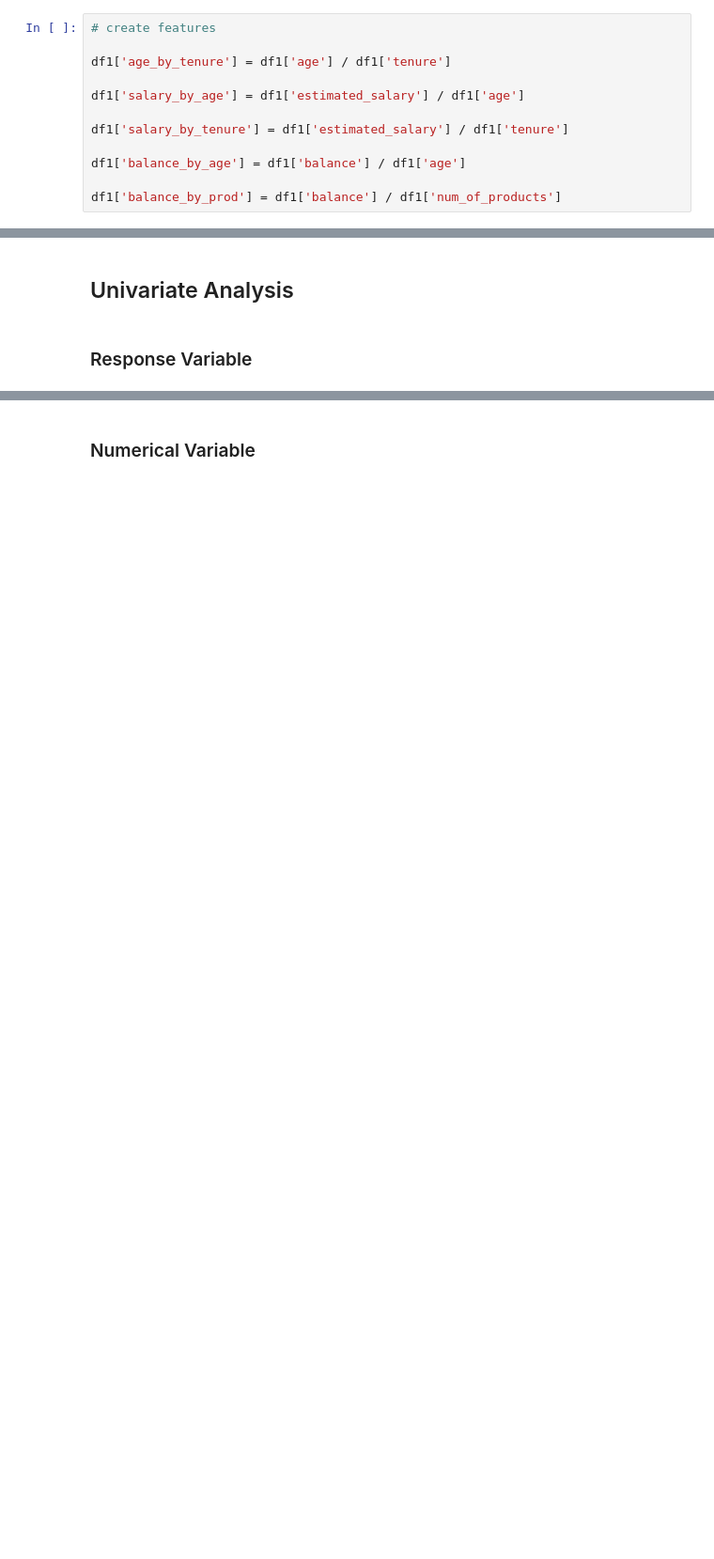
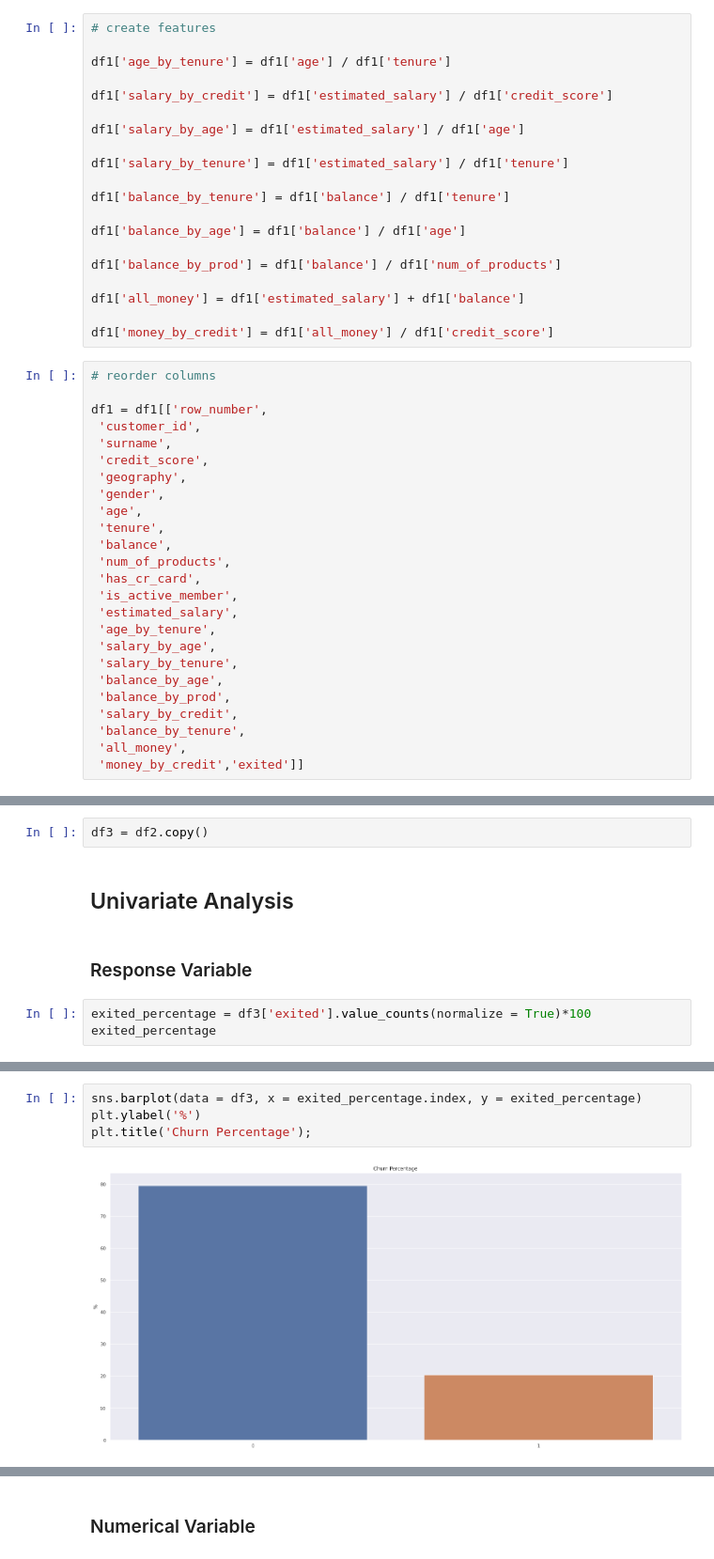
Before and after one commit to marxcerqueira/Kaggle-Client-Churn-Prediction, a Jupyter notebook: notebooks/c1.0-mc-end-to-end-churn-prediction.ipynb, the cells around one changed output, grey strips where cells are left out. Shown at 94% size. Drawn from its saved outputs; the diff is of its cells as text; blank space fills up the shorter version.

```diff
--- a/notebooks/c1.0-mc-end-to-end-churn-prediction.ipynb
+++ b/notebooks/c1.0-mc-end-to-end-churn-prediction.ipynb
@@ -575,10 +641,43 @@ df1.head()
 
 df1['age_by_tenure'] = df1['age'] / df1['tenure']
 
+df1['salary_by_credit'] = df1['estimated_salary'] / df1['credit_score']
+
 df1['salary_by_age'] = df1['estimated_salary'] / df1['age']
 
 df1['salary_by_tenure'] = df1['estimated_salary'] / df1['tenure']
 
+df1['balance_by_tenure'] = df1['balance'] / df1['tenure']
+
 df1['balance_by_age'] = df1['balance'] / df1['age']
 
 df1['balance_by_prod'] = df1['balance'] / df1['num_of_products']
+
+df1['all_money'] = df1['estimated_salary'] + df1['balance']
+
+df1['money_by_credit'] = df1['all_money'] / df1['credit_score']
+# %%
+# reorder columns
+
+df1 = df1[['row_number',
+ 'customer_id',
+ 'surname',
+ 'credit_score',
+ 'geography',
+ 'gender',
+ 'age',
+ 'tenure',
+ 'balance',
+ 'num_of_products',
+ 'has_cr_card',
+ 'is_active_member',
+ 'estimated_salary',
+ 'age_by_tenure',
+ 'salary_by_age',
+ 'salary_by_tenure',
+ 'balance_by_age',
+ 'balance_by_prod',
+ 'salary_by_credit',
+ 'balance_by_tenure',
+ 'all_money',
+ 'money_by_credit','exited']]
@@ -614,6 +733,11 @@ df2 = df2.drop('row_number', axis = 1)
 # %% [markdown]
 # EXPLORATORY DATA ANALYSIS (EDA)
+# %%
+df3 = df2.copy()
 # %% [markdown]
 ## Univariate Analysis
 # %% [markdown]
 ### Response Variable
+# %%
+exited_percentage = df3['exited'].value_counts(normalize = True)*100
+exited_percentage
@@ -619,0 +748,6 @@ df2 = df2.drop('row_number', axis = 1)
+# %%
+sns.barplot(data = df3, x = exited_percentage.index, y = exited_percentage)
+plt.ylabel('%')
+plt.title('Churn Percentage');
+# %% [output]
+[figure, added]
```
Also changed, not shown: parts of 30 cells of this notebook.
